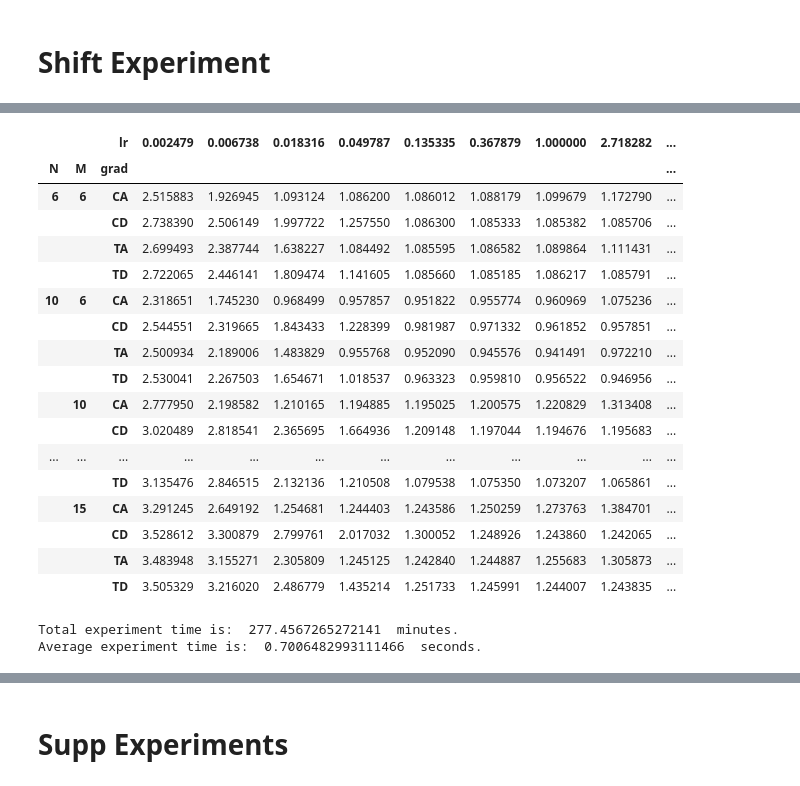
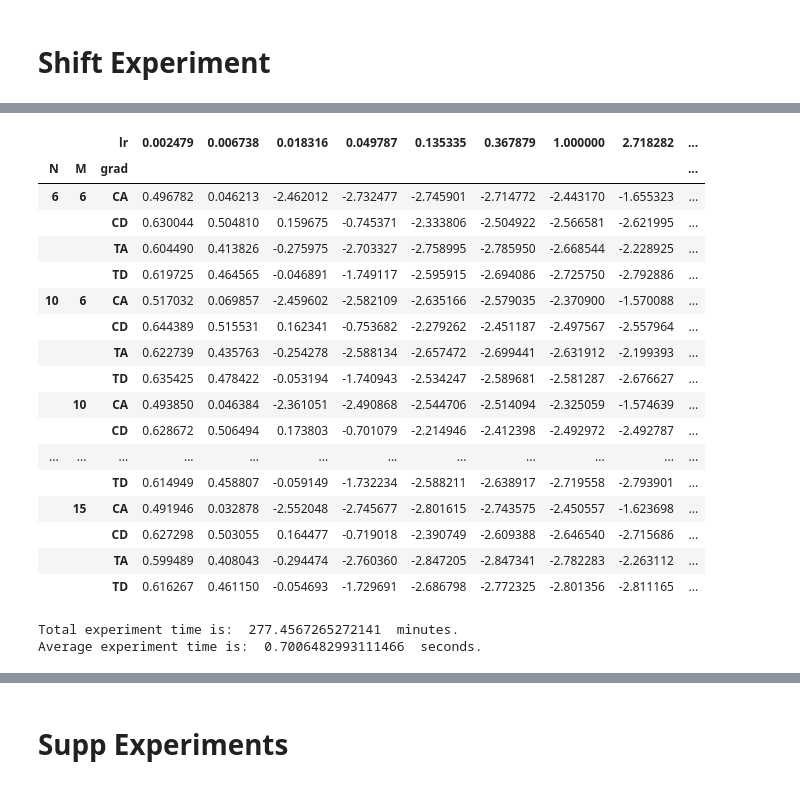
Before and after one commit to Roroast/WDDD, a Jupyter notebook: WDDD_notebook.ipynb, the cells around one changed output, grey strips where cells are left out. Drawn from its saved outputs; the diff is of its cells as text; code cells hidden in the pictures.

```diff
--- a/WDDD_notebook.ipynb
+++ b/WDDD_notebook.ipynb
@@ -11,27 +27,27 @@ shift_descent_DF = pd.read_pickle("DataFrames/shift_descent_DF.pkl")
 # %%
-#log_error_shift_descent_DF = log_error(shift_descent_DF)
-display(shift_descent_DF.groupby(['lr', 'N', 'M', 'grad'])['loss_values'].agg([('mean', 'mean')])['mean'].unstack(level=0).style.highlight_min(color = 'lightgreen', axis = 1))
-# print(shift_descent_DF.groupby(['lr', 'N', 'M', 'grad'])['log_error'].agg([('mean', 'mean')])['mean'].str[-1].unstack(level=0).to_latex(float_format="%.3f"))
+display(shift_descent_DF.groupby(['lr', 'N', 'M', 'grad'])['error'].agg([('mean', 'mean')])['mean'].apply(np.log).unstack(level=0).style.highlight_min(color = 'lightgreen', axis = 1))
+#print(shift_descent_DF.groupby(['lr', 'N', 'M', 'grad'])['error'].agg([('mean', 'mean')])['mean'].apply(np.log).unstack(level=0).to_latex(float_format="%.2f"))
+#print(shift_descent_DF.groupby(['lr', 'grad'])['error'].agg([('mean', 'mean')])['mean'].apply(np.log).unstack(level=0).to_latex(float_format="%.2f"))
 print("Total experiment time is: ", sum(shift_descent_DF['time_taken'])/60, " minutes." )
 print("Average experiment time is: ", np.mean(shift_descent_DF['time_taken']), " seconds." )
 # %% [output]
 |  |  | lr | 0.002479 | 0.006738 | 0.018316 | 0.049787 | 0.135335 | 0.367879 | 1.000000 | 2.718282 | ... |
 | N | M | grad |  |  |  |  |  |  |  |  | ... |
-| 6 | 6 | CA | 2.515883 | 1.926945 | 1.093124 | 1.086200 | 1.086012 | 1.088179 | 1.099679 | 1.172790 | ... |
-|  |  | CD | 2.738390 | 2.506149 | 1.997722 | 1.257550 | 1.086300 | 1.085333 | 1.085382 | 1.085706 | ... |
-|  |  | TA | 2.699493 | 2.387744 | 1.638227 | 1.084492 | 1.085595 | 1.086582 | 1.089864 | 1.111431 | ... |
-|  |  | TD | 2.722065 | 2.446141 | 1.809474 | 1.141605 | 1.085660 | 1.085185 | 1.086217 | 1.085791 | ... |
-| 10 | 6 | CA | 2.318651 | 1.745230 | 0.968499 | 0.957857 | 0.951822 | 0.955774 | 0.960969 | 1.075236 | ... |
-|  |  | CD | 2.544551 | 2.319665 | 1.843433 | 1.228399 | 0.981987 | 0.971332 | 0.961852 | 0.957851 | ... |
-|  |  | TA | 2.500934 | 2.189006 | 1.483829 | 0.955768 | 0.952090 | 0.945576 | 0.941491 | 0.972210 | ... |
-|  |  | TD | 2.530041 | 2.267503 | 1.654671 | 1.018537 | 0.963323 | 0.959810 | 0.956522 | 0.946956 | ... |
-|  | 10 | CA | 2.777950 | 2.198582 | 1.210165 | 1.194885 | 1.195025 | 1.200575 | 1.220829 | 1.313408 | ... |
-|  |  | CD | 3.020489 | 2.818541 | 2.365695 | 1.664936 | 1.209148 | 1.197044 | 1.194676 | 1.195683 | ... |
+| 6 | 6 | CA | 0.496782 | 0.046213 | -2.462012 | -2.732477 | -2.745901 | -2.714772 | -2.443170 | -1.655323 | ... |
+|  |  | CD | 0.630044 | 0.504810 | 0.159675 | -0.745371 | -2.333806 | -2.504922 | -2.566581 | -2.621995 | ... |
+|  |  | TA | 0.604490 | 0.413826 | -0.275975 | -2.703327 | -2.758995 | -2.785950 | -2.668544 | -2.228925 | ... |
+|  |  | TD | 0.619725 | 0.464565 | -0.046891 | -1.749117 | -2.595915 | -2.694086 | -2.725750 | -2.792886 | ... |
+| 10 | 6 | CA | 0.517032 | 0.069857 | -2.459602 | -2.582109 | -2.635166 | -2.579035 | -2.370900 | -1.570088 | ... |
+|  |  | CD | 0.644389 | 0.515531 | 0.162341 | -0.753682 | -2.279262 | -2.451187 | -2.497567 | -2.557964 | ... |
+|  |  | TA | 0.622739 | 0.435763 | -0.254278 | -2.588134 | -2.657472 | -2.699441 | -2.631912 | -2.199393 | ... |
+|  |  | TD | 0.635425 | 0.478422 | -0.053194 | -1.740943 | -2.534247 | -2.589681 | -2.581287 | -2.676627 | ... |
+|  | 10 | CA | 0.493850 | 0.046384 | -2.361051 | -2.490868 | -2.544706 | -2.514094 | -2.325059 | -1.574639 | ... |
+|  |  | CD | 0.628672 | 0.506494 | 0.173803 | -0.701079 | -2.214946 | -2.412398 | -2.492972 | -2.492787 | ... |
 | ... | ... | ... | ... | ... | ... | ... | ... | ... | ... | ... | ... |
-|  |  | TD | 3.135476 | 2.846515 | 2.132136 | 1.210508 | 1.079538 | 1.075350 | 1.073207 | 1.065861 | ... |
-|  | 15 | CA | 3.291245 | 2.649192 | 1.254681 | 1.244403 | 1.243586 | 1.250259 | 1.273763 | 1.384701 | ... |
-|  |  | CD | 3.528612 | 3.300879 | 2.799761 | 2.017032 | 1.300052 | 1.248926 | 1.243860 | 1.242065 | ... |
-|  |  | TA | 3.483948 | 3.155271 | 2.305809 | 1.245125 | 1.242840 | 1.244887 | 1.255683 | 1.305873 | ... |
-|  |  | TD | 3.505329 | 3.216020 | 2.486779 | 1.435214 | 1.251733 | 1.245991 | 1.244007 | 1.243835 | ... |
+|  |  | TD | 0.614949 | 0.458807 | -0.059149 | -1.732234 | -2.588211 | -2.638917 | -2.719558 | -2.793901 | ... |
+|  | 15 | CA | 0.491946 | 0.032878 | -2.552048 | -2.745677 | -2.801615 | -2.743575 | -2.450557 | -1.623698 | ... |
+|  |  | CD | 0.627298 | 0.503055 | 0.164477 | -0.719018 | -2.390749 | -2.609388 | -2.646540 | -2.715686 | ... |
+|  |  | TA | 0.599489 | 0.408043 | -0.294474 | -2.760360 | -2.847205 | -2.847341 | -2.782283 | -2.263112 | ... |
+|  |  | TD | 0.616267 | 0.461150 | -0.054693 | -1.729691 | -2.686798 | -2.772325 | -2.801356 | -2.811165 | ... |
 Total experiment time is:  277.4567265272141  minutes.
 Average experiment time is:  0.7006482993111466  seconds.
```
Also changed, not shown: parts of 13 cells of this notebook, 12 other files.
